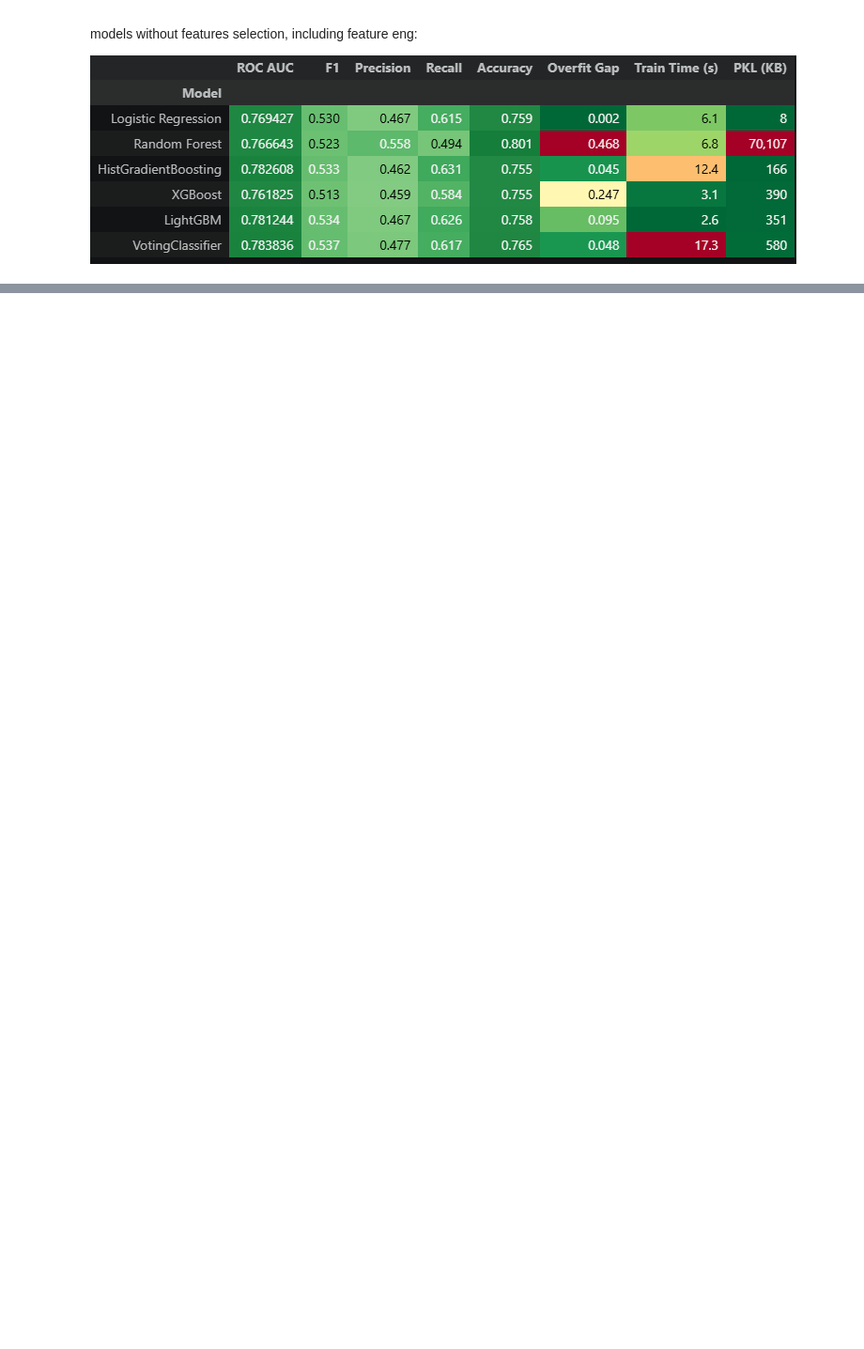
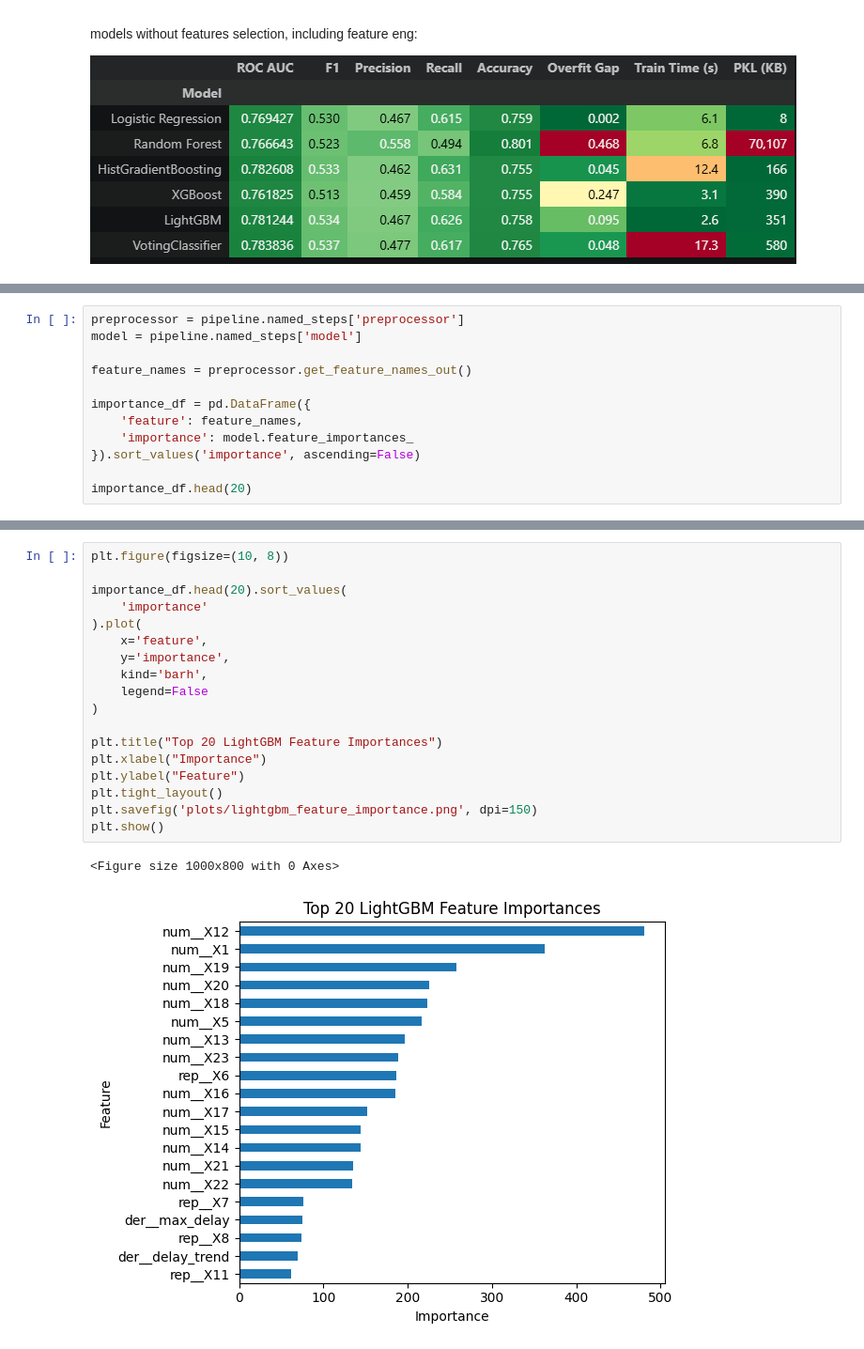
Before and after one commit to juanes-grimaldos/lambda-credit-default-classifier, a Jupyter notebook: notebook.ipynb, the cells around one changed output, grey strips where cells are left out. Shown at 94% size. Cells and saved outputs as stored; diff of their text form; blank space fills up the shorter version.

```diff
--- a/notebook.ipynb
+++ b/notebook.ipynb
@@ -847,0 +1196,12 @@ models without features selection, including feature eng:
+# %%
+preprocessor = pipeline.named_steps['preprocessor']
+model = pipeline.named_steps['model']
+
+feature_names = preprocessor.get_feature_names_out()
+
+importance_df = pd.DataFrame({
+    'feature': feature_names,
+    'importance': model.feature_importances_
+}).sort_values('importance', ascending=False)
+
+importance_df.head(20)
@@ -847,0 +1226,21 @@ models without features selection, including feature eng:
+# %%
+plt.figure(figsize=(10, 8))
+
+importance_df.head(20).sort_values(
+    'importance'
+).plot(
+    x='feature',
+    y='importance',
+    kind='barh',
+    legend=False
+)
+
+plt.title("Top 20 LightGBM Feature Importances")
+plt.xlabel("Importance")
+plt.ylabel("Feature")
+plt.tight_layout()
+plt.savefig('plots/lightgbm_feature_importance.png', dpi=150)
+plt.show()
+# %% [output]
+<Figure size 1000x800 with 0 Axes>
+[figure, added]
```
Also changed, not shown: parts of 35 cells of this notebook, 5 other files.
